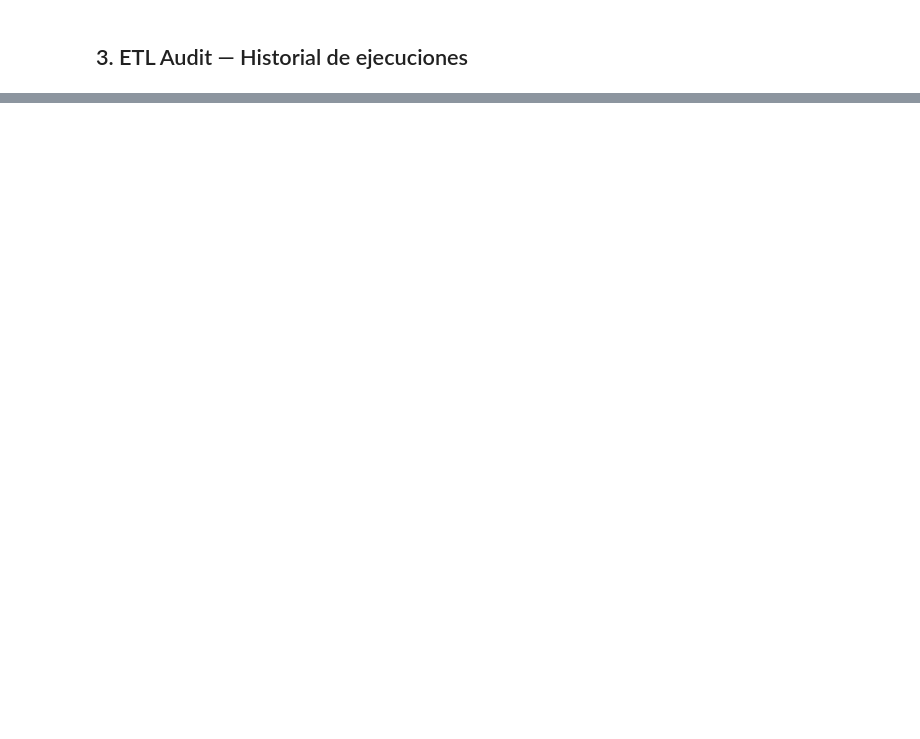
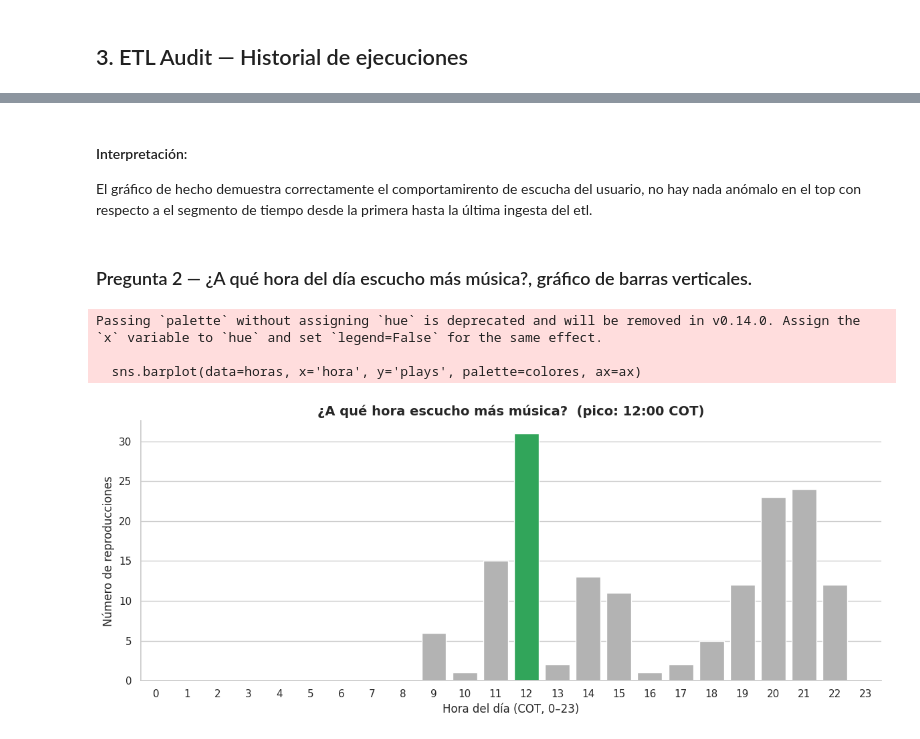
Before and after one commit to sergiovillamizar/dwh-spotify-wrapped, a Jupyter notebook: notebooks/eda_spotify_wrapped.ipynb, the cells around one changed output, grey strips where cells are left out. Drawn from its saved outputs; the diff is of its cells as text; code cells hidden in the pictures; blank space fills up the shorter version.

```diff
--- a/notebooks/eda_spotify_wrapped.ipynb
+++ b/notebooks/eda_spotify_wrapped.ipynb
@@ -140,0 +284,33 @@ el estudiante Didier (Data engineer) realizó la implementación del ETL el día
+# %% [markdown]
+#### Interpretación:
+El gráfico de hecho demuestra correctamente el comportamirento de escucha del usuario, no hay nada anómalo en el top con respecto a el segmento de tiempo desde la primera hasta la última ingesta del etl.
+# %% [markdown]
+### Pregunta 2 — ¿A qué hora del día escucho más música?, gráfico de barras verticales.
+# %%
+sns.set_theme(style="whitegrid")
+
+# Reproducciones por hora (COT), asegurando las 24 horas
+horas = (df_facts['hour_of_day_cot']
+         .value_counts()
+         .reindex(range(24), fill_value=0)
+         .reset_index())
+horas.columns = ['hora', 'plays']
+
+pico = horas.loc[horas['plays'].idxmax(), 'hora']           # hora pico
+colores = ['#1DB954' if h == pico else '#b3b3b3' for h in horas['hora']]
+
+fig, ax = plt.subplots(figsize=(12, 5))
+sns.barplot(data=horas, x='hora', y='plays', palette=colores, ax=ax)
+
+ax.set_title(f"¿A qué hora escucho más música?  (pico: {pico}:00 COT)",
+             fontsize=14, fontweight='bold')
+ax.set_xlabel("Hora del día (COT, 0–23)")
+ax.set_ylabel("Número de reproducciones")
+sns.despine()
+plt.tight_layout()
+plt.show()
+# %% [output]
+Passing `palette` without assigning `hue` is deprecated and will be removed in v0.14.0. Assign the `x` variable to `hue` and set `legend=False` for the same effect.
+
+  sns.barplot(data=horas, x='hora', y='plays', palette=colores, ax=ax)
+[figure, added]
```
Also changed, not shown: parts of 22 cells of this notebook.
